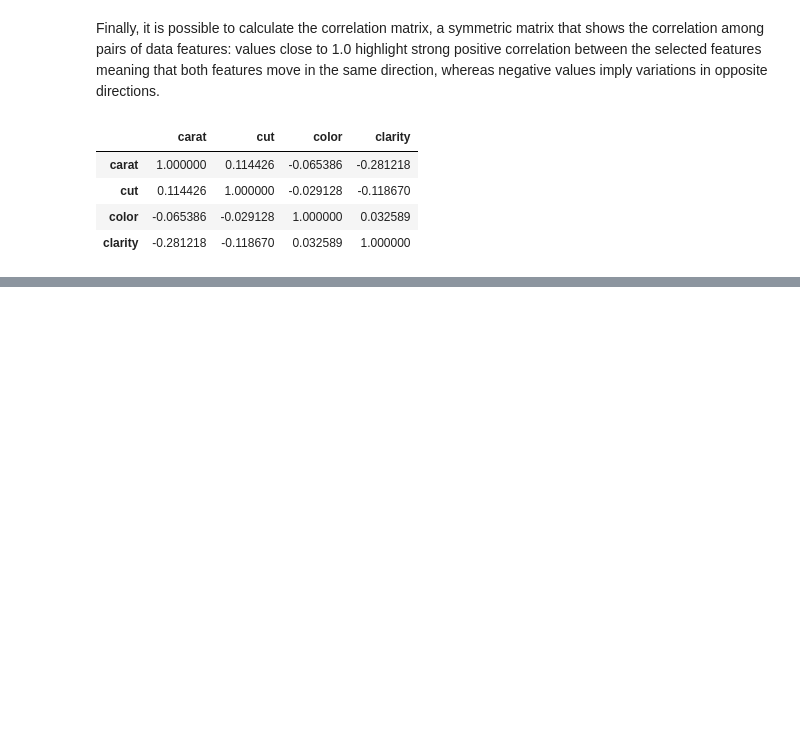
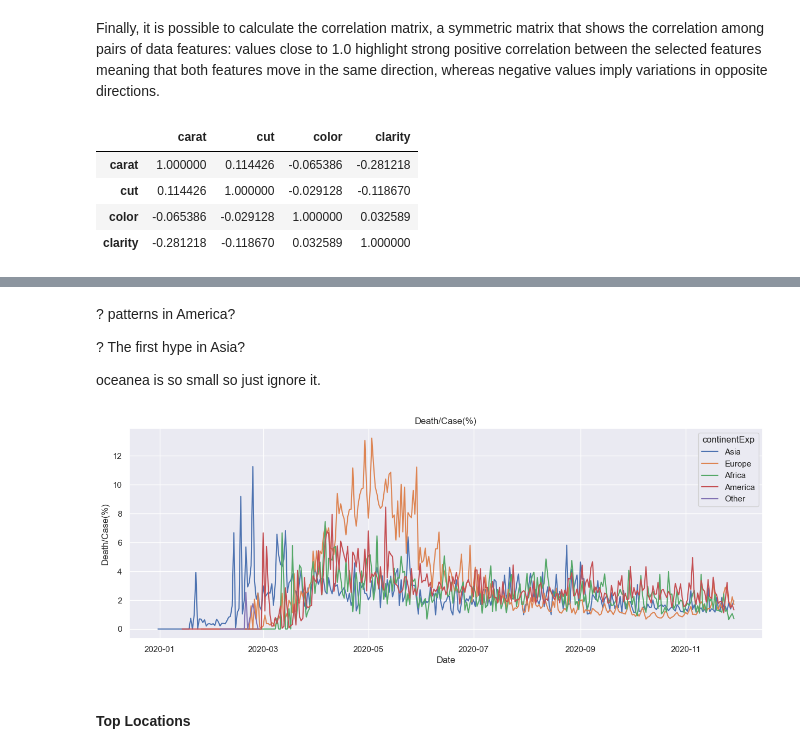
Before and after one commit to Ajandaghian/Polimi, a Jupyter notebook: ML - Machine Learning (VERCELLIS CARLO) /ML Lab/x01_Assignment/Assignement.ipynb, the cells around one changed output, grey strips where cells are left out. Saved outputs shown, nothing was run; the diff lists cells and outputs as text; code cells hidden in the pictures; blank space fills up the shorter version.

```diff
--- a/ML - Machine Learning (VERCELLIS CARLO) /ML Lab/x01_Assignment/Assignement.ipynb
+++ b/ML - Machine Learning (VERCELLIS CARLO) /ML Lab/x01_Assignment/Assignement.ipynb
@@ -248,0 +410,15 @@ Following the example provided above, perform a complete data exploration task o
+# %% [markdown]
+? patterns in America?
+
+? The first hype in Asia?
+
+oceanea is so small so just ignore it.
+# %%
+plt.figure(figsize=(15, 5))
+sns.lineplot(data=df[df['continentExp'] != 'Oceania'], x='Date', y='Death/Case(%)', hue='continentExp', errorbar=None ) #except oceanea as it's noisy
+plt.title('Death/Case(%)')
+plt.show()
+# %% [output]
+[figure, added]
+# %% [markdown]
+#### Top Locations
```
Also changed, not shown: parts of 28 cells of this notebook, 6 other files.
